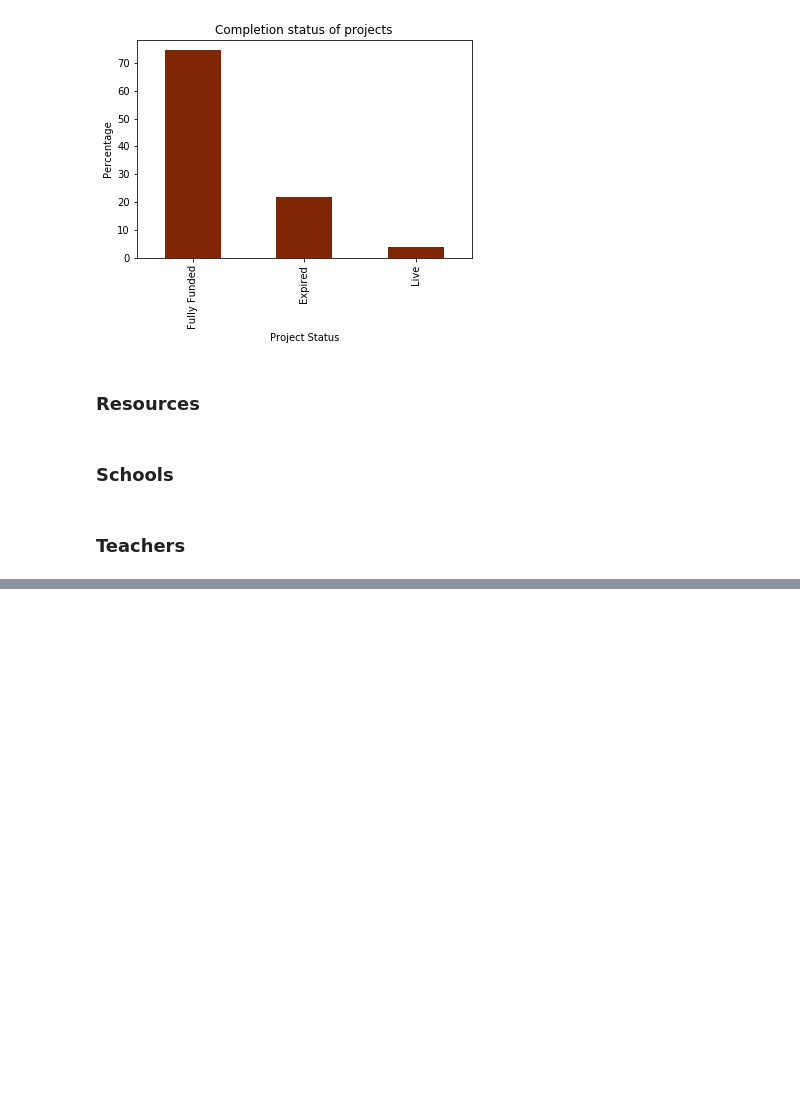
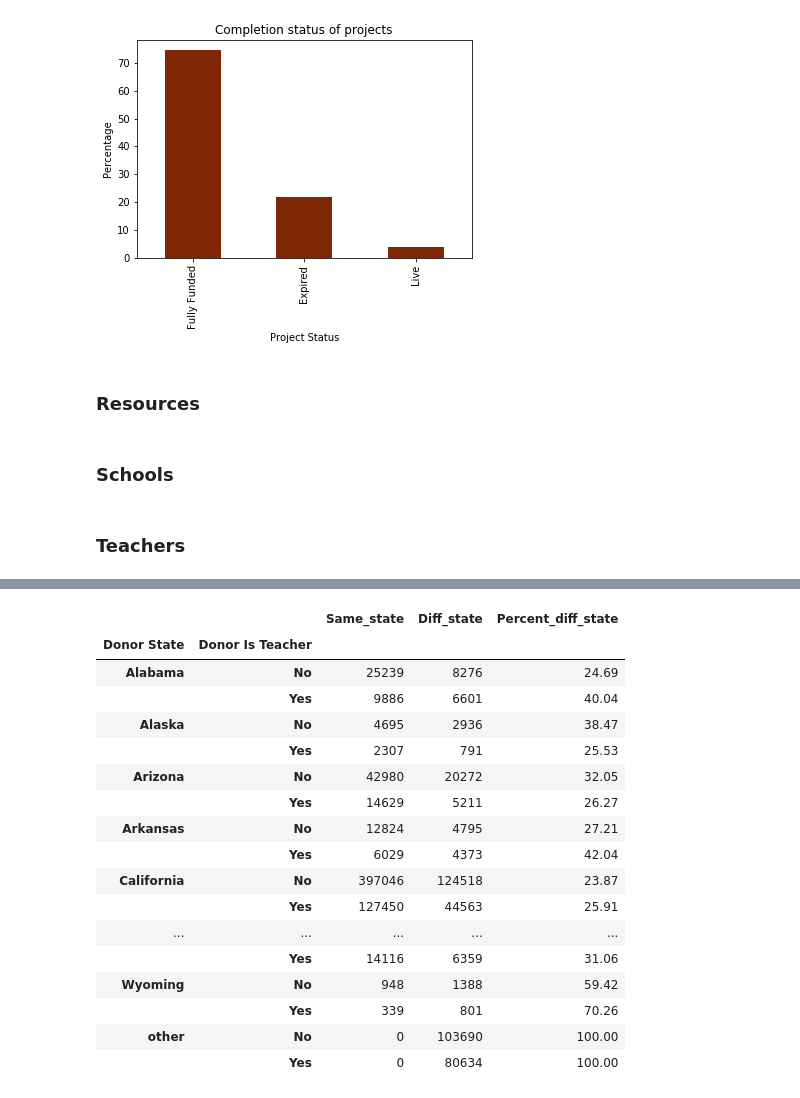
Before and after one commit to prasunshrestha/recommendation_system_for_donors, a Jupyter notebook: ADS_Social_Good_Recommender_System_Notebook.ipynb, the cells around one changed output, grey strips where cells are left out. Drawn from its saved outputs; the diff is of its cells as text; code cells hidden in the pictures; blank space fills up the shorter version.

```diff
--- a/ADS_Social_Good_Recommender_System_Notebook.ipynb
+++ b/ADS_Social_Good_Recommender_System_Notebook.ipynb
@@ -474,3 +464,7 @@ plt.title("Completion status of projects");
 #school type - single or multiple, fully funded or not
 # %% [markdown]
 ### Teachers
+# %%
+df_proj_merged1 = pd.merge(df_donations_raw,df_donors_raw, on='Donor ID', how='left')
+df_proj_merged2 = pd.merge(df_proj_merged1,df_projects_raw, on='Project ID', how='left')
+df_proj_merged3 = pd.merge(df_proj_merged2,df_schools_raw, on='School ID', how='left')
@@ -476,0 +510,3 @@ plt.title("Completion status of projects");
+# %%
+df1_state1 = df_proj_merged3.groupby( ['Donor State','Donor Is Teacher','School State'] ).size().reset_index(name='Num_donations')
+df1_state1
@@ -476,0 +532,28 @@ plt.title("Completion status of projects");
+# %%
+# Count number of donations based on same or different state
+df1_state2 = df1_state1.assign(
+ Same_state = np.where(df1_state1['Donor State']==df1_state1['School State'], df1_state1.Num_donations,0),
+ Diff_state = np.where(df1_state1['Donor State']!=df1_state1['School State'],df1_state1.Num_donations,0)
+  ).groupby(['Donor State','Donor Is Teacher']).agg({'Same_state':sum, 'Diff_state':sum})
+df1_state2['Percent_diff_state'] = round(((df1_state2['Diff_state'] /(df1_state2['Same_state'] + df1_state2['Diff_state']))*100),2)
+#df1_state2.sort_values(by='Percent_diff_state',ascending=False, inplace=True)
+df1_state2
+# %% [output]
+|  |  | Same_state | Diff_state | Percent_diff_state |
+| Donor State | Donor Is Teacher |  |  |  |
+| Alabama | No | 25239 | 8276 | 24.69 |
+|  | Yes | 9886 | 6601 | 40.04 |
+| Alaska | No | 4695 | 2936 | 38.47 |
+|  | Yes | 2307 | 791 | 25.53 |
+| Arizona | No | 42980 | 20272 | 32.05 |
+|  | Yes | 14629 | 5211 | 26.27 |
+| Arkansas | No | 12824 | 4795 | 27.21 |
+|  | Yes | 6029 | 4373 | 42.04 |
+| California | No | 397046 | 124518 | 23.87 |
+|  | Yes | 127450 | 44563 | 25.91 |
+| ... | ... | ... | ... | ... |
+|  | Yes | 14116 | 6359 | 31.06 |
+| Wyoming | No | 948 | 1388 | 59.42 |
+|  | Yes | 339 | 801 | 70.26 |
+| other | No | 0 | 103690 | 100.00 |
+|  | Yes | 0 | 80634 | 100.00 |
```
Also changed, not shown: parts of 11 cells of this notebook.
